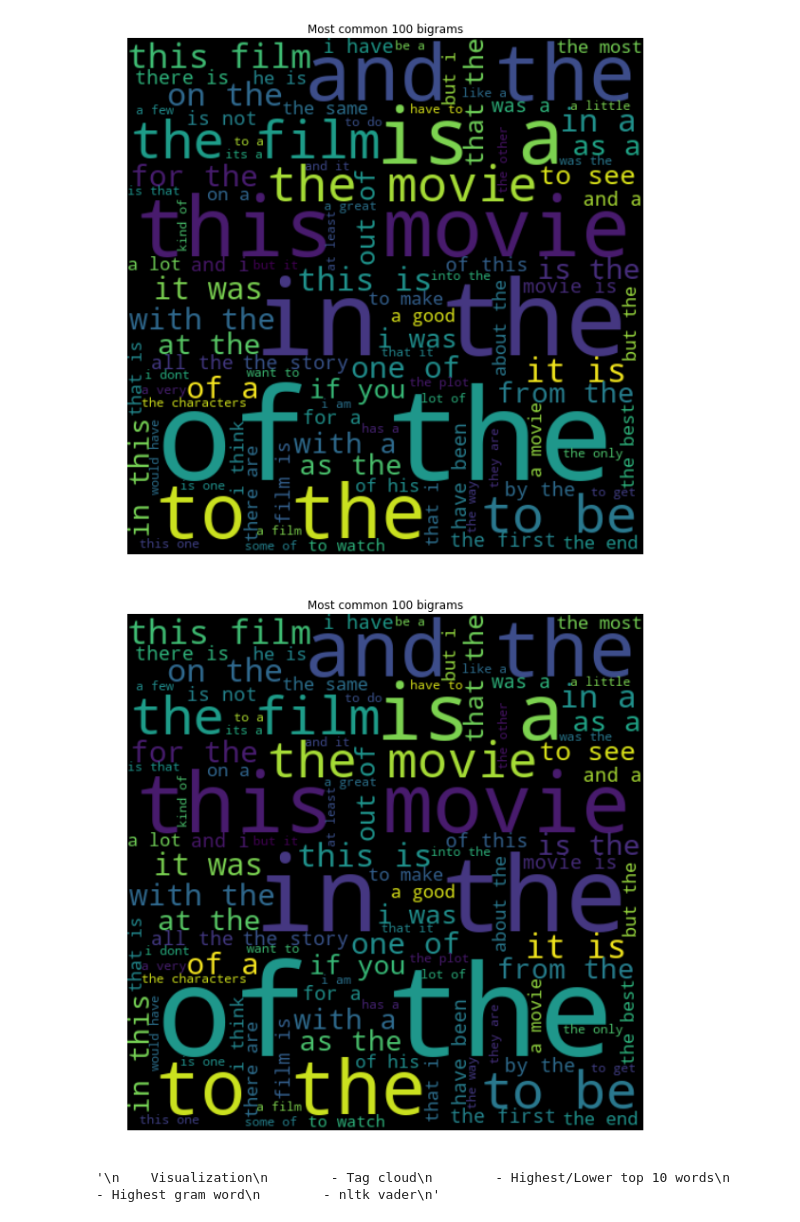
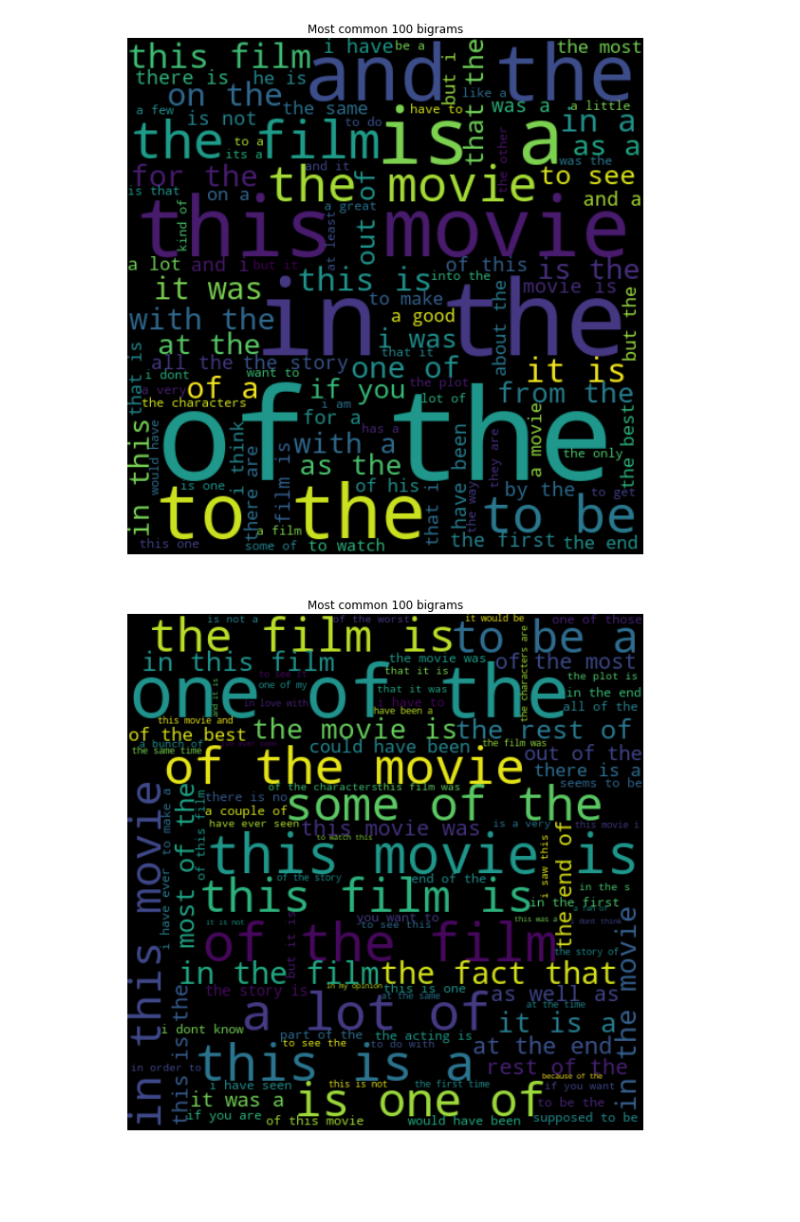
Before and after one commit to oya163/DataScience101, a Jupyter notebook: movie/movie_sentiment.ipynb, the cells around one changed output. Saved outputs shown, nothing was run; the diff lists cells and outputs as text; code cells hidden in the pictures; blank space fills up the shorter version.

Commit message:
Added visualization

```diff
--- a/movie/movie_sentiment.ipynb
+++ b/movie/movie_sentiment.ipynb
@@ -709,23 +735,13 @@ text_tri = Counter(text_trigram).most_common(100)
 # Created dictionary for top 100 bigrams
 tri_dict = {}
 for each in text_tri:
-    # Merge bigram words
-    merged = each[0][0] + ' ' + each[0][1]
-    bi_dict[merged] = each[1]
+    # Merge trigram words
+    merged = each[0][0] + ' ' + each[0][1] + ' ' + each[0][2]
+    tri_dict[merged] = each[1]
 # %%
 # Created word cloud for top 100 bigrams
-bigram_cloud = WordCloud(width=480, height=480, margin=0).generate_from_frequencies(bi_dict)
+trigram_cloud = WordCloud(width=480, height=480, margin=0).generate_from_frequencies(tri_dict)
 # %%
-draw_cloud(bigram_cloud, title="Most common 100 bigrams")
+draw_cloud(trigram_cloud, title="Most common 100 bigrams")
 # %% [output]
-[figure, old version]
+[figure, new version]
-# %%
-'''
-    Visualization
-        - Tag cloud
-        - Highest/Lower top 10 words
-        - Highest gram word
-        - nltk vader
-'''
-# %% [output]
-'\n    Visualization\n        - Tag cloud\n        - Highest/Lower top 10 words\n        - Highest gram word\n        - nltk vader\n'
```
Also changed, not shown: parts of 4 cells of this notebook.
